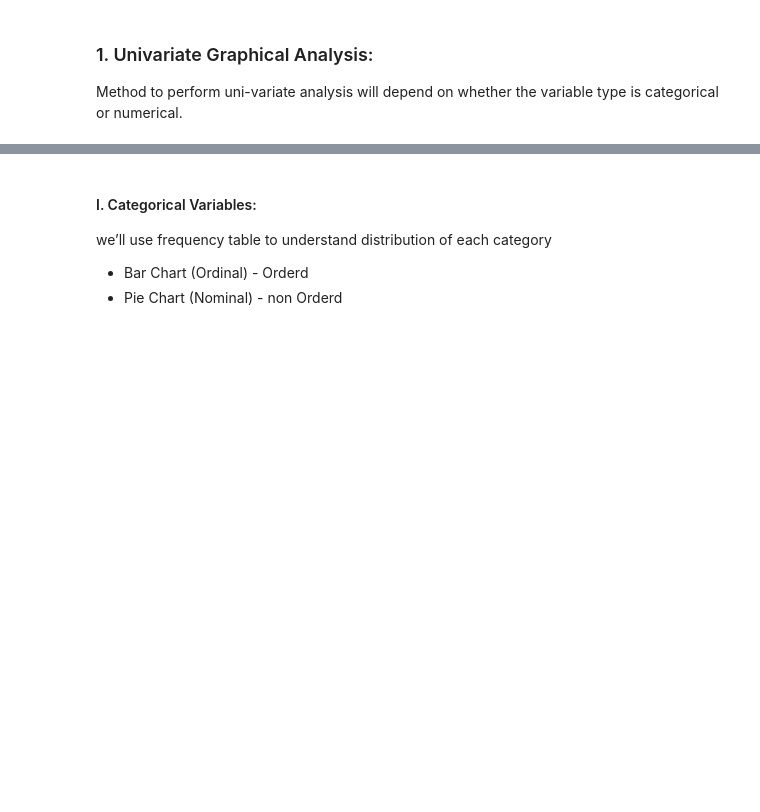
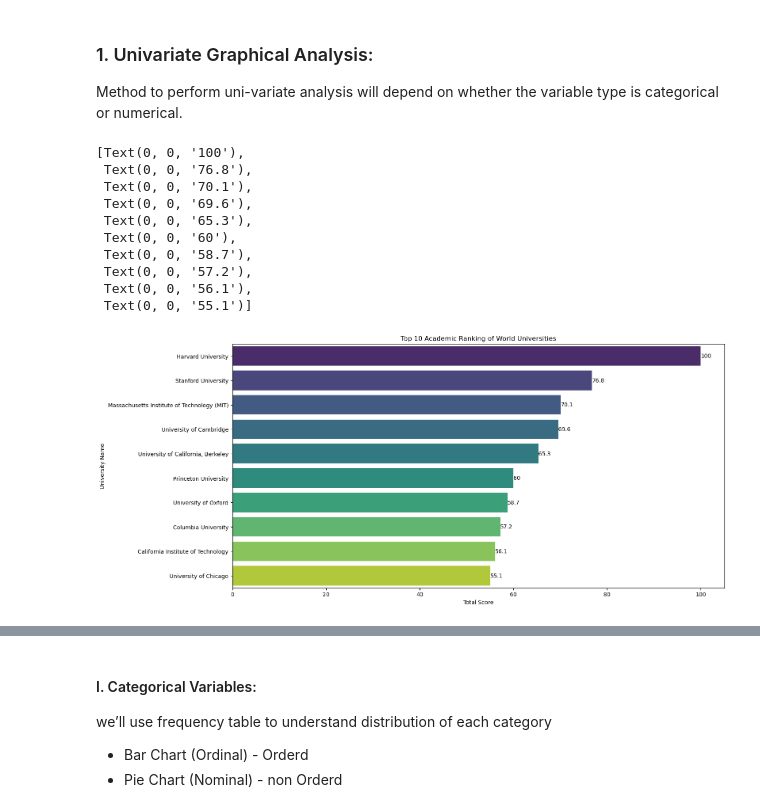
Before and after one commit to ABDULKREM-AL-SAIF/world-university-rankings-analysis, a Jupyter notebook: EDA explain template.ipynb, the cells around one changed output, grey strips where cells are left out. Saved outputs shown, nothing was run; the diff lists cells and outputs as text; code cells hidden in the pictures; blank space fills up the shorter version.

```diff
--- a/EDA explain template.ipynb
+++ b/EDA explain template.ipynb
@@ -721,3 +749,20 @@ Statistics summary gives a high-level idea to identify whether the data has any
 # %% [markdown]
 ### 1. Univariate Graphical Analysis:
 Method to perform uni-variate analysis will depend on whether the variable type is categorical or numerical.
+# %%
+plt.figure(figsize=(16,8))
+plt.title('Top 10 Academic Ranking of World Universities')
+t = sns.barplot(x='Total Score', y='University Name', data=shangahai_rank_df[:10], palette = 'viridis', width = 0.8)
+t.bar_label(t.containers[0])
+# %% [output]
+[Text(0, 0, '100'),
+ Text(0, 0, '76.8'),
+ Text(0, 0, '70.1'),
+ Text(0, 0, '69.6'),
+ Text(0, 0, '65.3'),
+ Text(0, 0, '60'),
+ Text(0, 0, '58.7'),
+ Text(0, 0, '57.2'),
+ Text(0, 0, '56.1'),
+ Text(0, 0, '55.1')]
+[figure, added]
```
Also changed, not shown: parts of 18 cells of this notebook.
